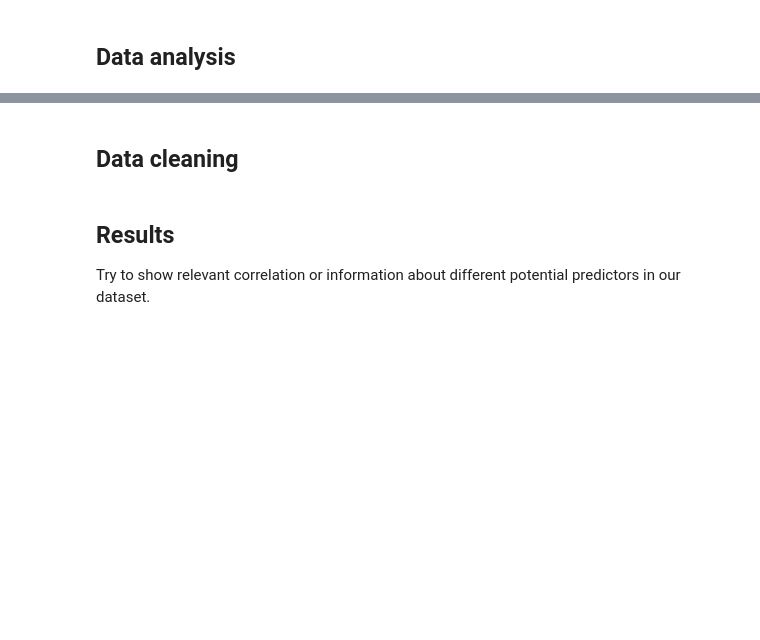
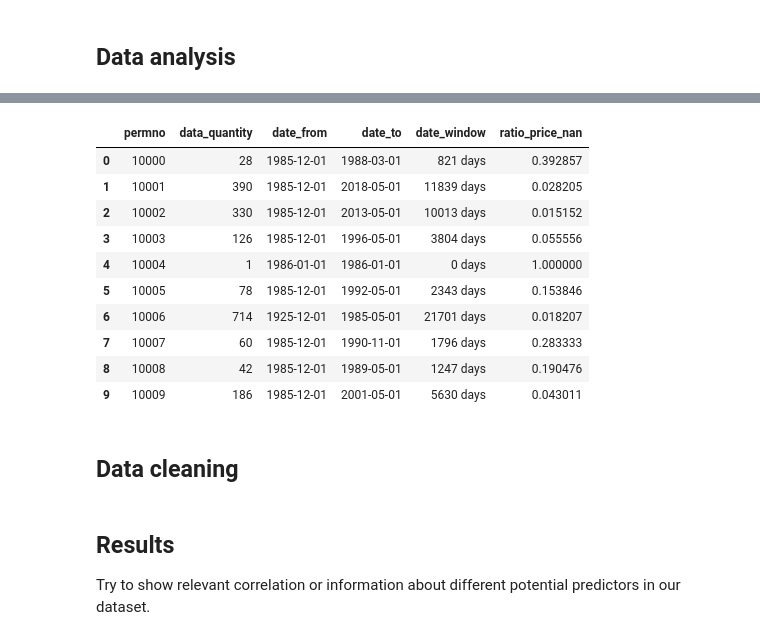
Before and after one commit to paulo-03/final_project_MLFin, a Jupyter notebook: data_analysis.ipynb, the cells around one changed output, grey strips where cells are left out. Saved outputs shown, nothing was run; the diff lists cells and outputs as text; code cells hidden in the pictures; blank space fills up the shorter version.

```diff
--- a/data_analysis.ipynb
+++ b/data_analysis.ipynb
@@ -17,3 +50,17 @@ Load the raw data.
+# %%
+asset_info.head(n=10)
+# %% [output]
+|  | permno | data_quantity | date_from | date_to | date_window | ratio_price_nan |
+| 0 | 10000 | 28 | 1985-12-01 | 1988-03-01 | 821 days | 0.392857 |
+| 1 | 10001 | 390 | 1985-12-01 | 2018-05-01 | 11839 days | 0.028205 |
+| 2 | 10002 | 330 | 1985-12-01 | 2013-05-01 | 10013 days | 0.015152 |
+| 3 | 10003 | 126 | 1985-12-01 | 1996-05-01 | 3804 days | 0.055556 |
+| 4 | 10004 | 1 | 1986-01-01 | 1986-01-01 | 0 days | 1.000000 |
+| 5 | 10005 | 78 | 1985-12-01 | 1992-05-01 | 2343 days | 0.153846 |
+| 6 | 10006 | 714 | 1925-12-01 | 1985-05-01 | 21701 days | 0.018207 |
+| 7 | 10007 | 60 | 1985-12-01 | 1990-11-01 | 1796 days | 0.283333 |
+| 8 | 10008 | 42 | 1985-12-01 | 1989-05-01 | 1247 days | 0.190476 |
+| 9 | 10009 | 186 | 1985-12-01 | 2001-05-01 | 5630 days | 0.043011 |
 # %% [markdown]
 ## Data cleaning
 # %% [markdown]
```
Also changed, not shown: parts of 5 cells of this notebook, 59 other files.
